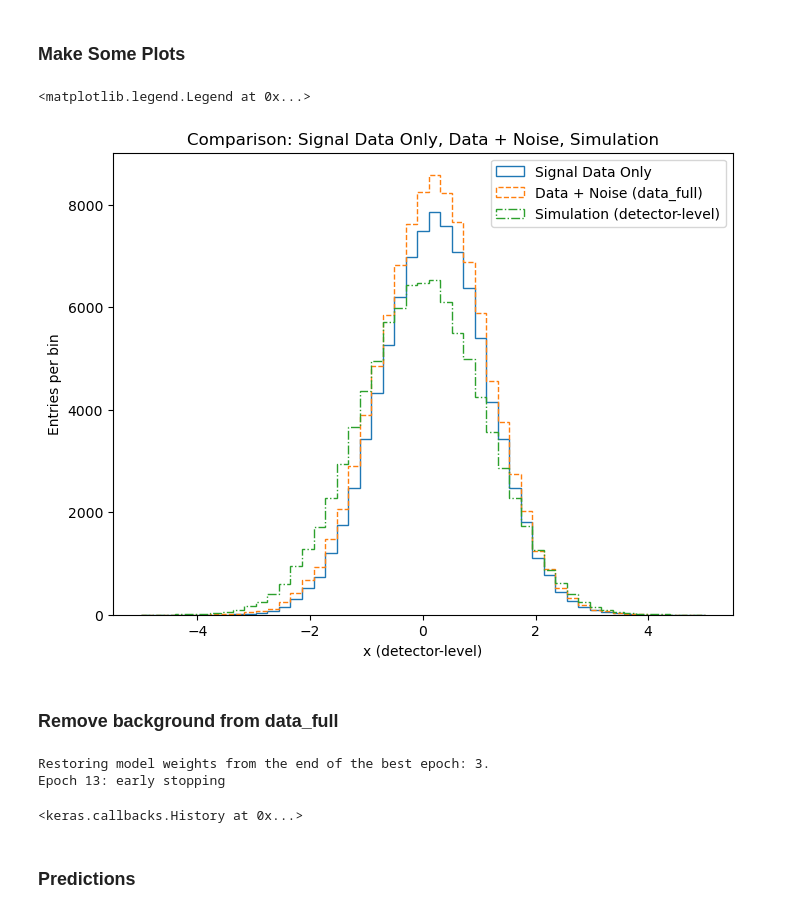
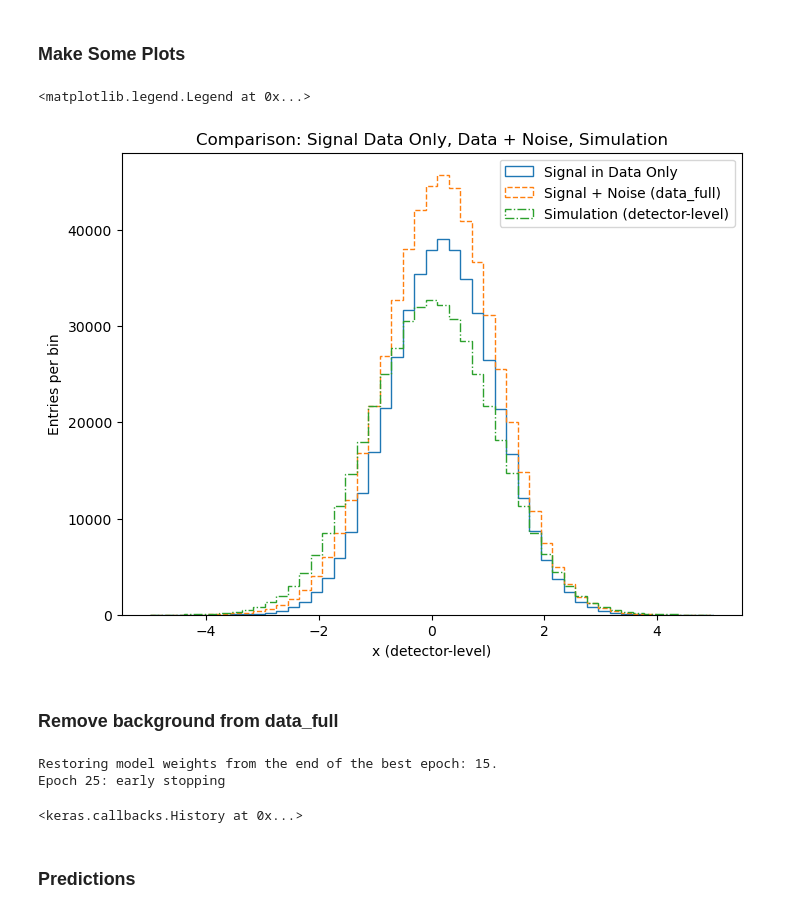
Before and after one commit to yashmehra028/OmniFold, a Jupyter notebook: MyExample.ipynb, the cells around one changed output. Cells and saved outputs as stored; diff of their text form; code cells hidden in the pictures.

```diff
--- a/MyExample.ipynb
+++ b/MyExample.ipynb
@@ -19,14 +19,14 @@ np.random.seed(42)  # for reproducibility
 # ==============================
 # 1. Global Settings
 # ==============================
-N_data = 10**5    # number of data "signal" events
-N_sim  = 10**5    # number of simulation events
+N_data = 5*(10**5)    # number of data "signal" events
+N_sim  = N_data    # number of simulation events
 dummyval = -10.0  # placeholder for missing entries
 
 # Efficiency/fake parameters for data
 eff_truth_data = 0.9   # fraction that keeps truth (10% missing truth)
 eff_meas_data  = 0.9   # fraction that keeps measurement (10% missing measurement)
-back_rate_data = 0.1   # 10% background noise for data
+back_rate_data = 0.2   # 10% background noise for data
 
 # Efficiency/fake parameters for simulation
 eff_truth_sim = 0.9
@@ -105,30 +105,30 @@ x_synth_  = np.column_stack([X_G_sim_eff,  X_S_sim_eff])
 # %%
 # 1) Mask out dummy entries
 mask_sim_eff  = (X_S_sim_eff  != dummyval)
 
 # 2) Define arrays for plotting
 simulation_signal  = X_S_sim_eff[mask_sim_eff]              # detector-level simulation
 
 # 3) Define bin edges
 bins = np.linspace(-5, 5, 50)
 
 # 4) Plot unfilled ("step") histograms, unnormalized
 plt.figure(figsize=(8, 6))
 
 plt.hist(signal_data_only, bins=bins, density=False,
-         histtype='step', linestyle='-',  label="Signal Data Only")
+         histtype='step', linestyle='-',  label="Signal in Data Only")
 plt.hist(data_full,        bins=bins, density=False,
-         histtype='step', linestyle='--', label="Data + Noise (data_full)")
+         histtype='step', linestyle='--', label="Signal + Noise (data_full)")
 plt.hist(simulation_signal,bins=bins, density=False,
          histtype='step', linestyle='-.', label="Simulation (detector-level)")
 
 plt.xlabel("x (detector-level)")
 plt.ylabel("Entries per bin")  # unnormalized counts
 plt.title("Comparison: Signal Data Only, Data + Noise, Simulation")
 plt.legend()
 # %% [output]
 <matplotlib.legend.Legend at 0x...>
-[figure, old version]
+[figure, new version]
 # %% [markdown]
 ### Remove background from data_full
 # %%
@@ -173,8 +173,8 @@ model1.fit(X_train_1,
           callbacks=[earlystopping],
           verbose=0)
 # %% [output]
-Restoring model weights from the end of the best epoch: 3.
-Epoch 13: early stopping
+Restoring model weights from the end of the best epoch: 15.
+Epoch 25: early stopping
 <keras.callbacks.History at 0x...>
 # %% [markdown]
 ### Predictions
```
Also changed, not shown: parts of 7 cells of this notebook.
